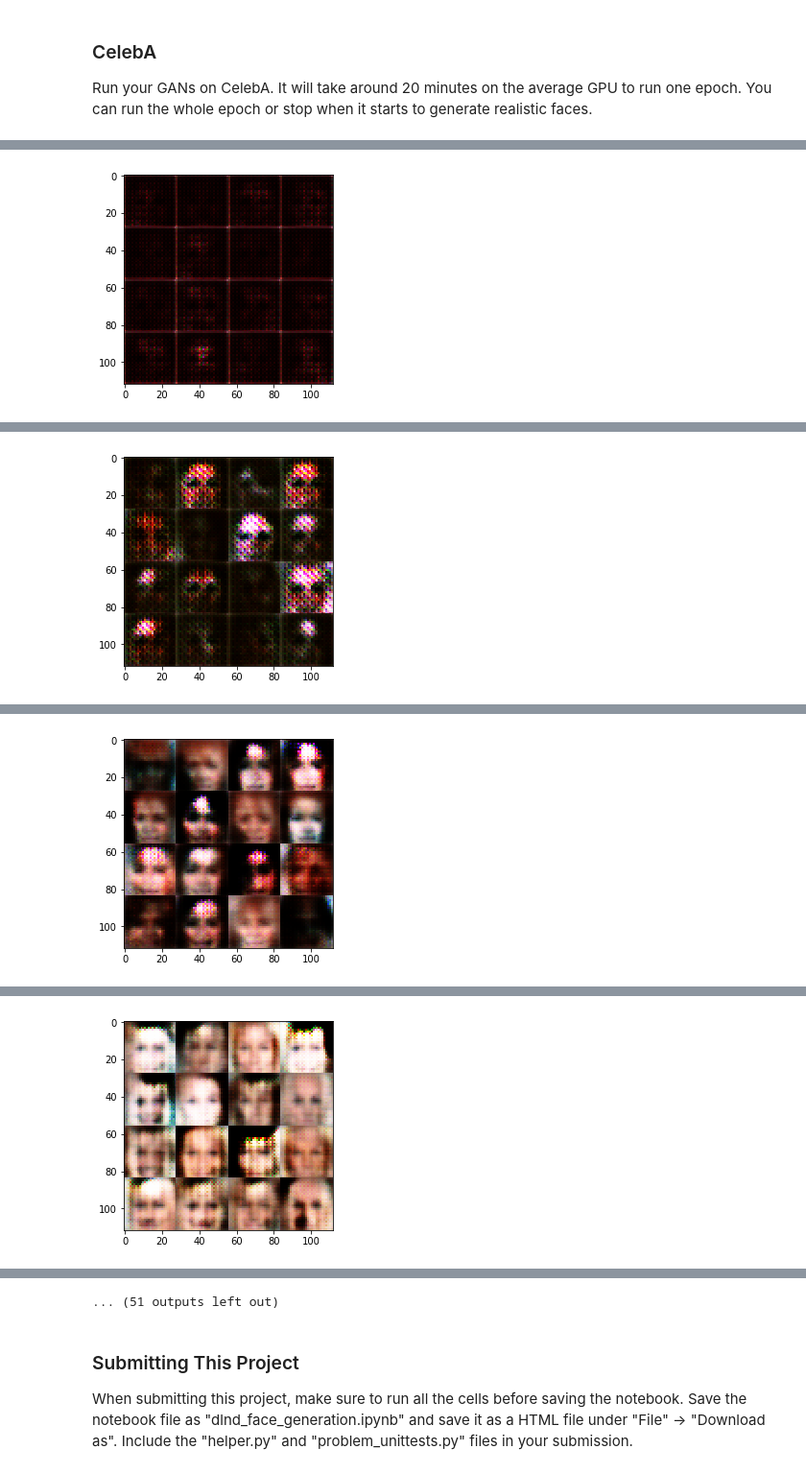
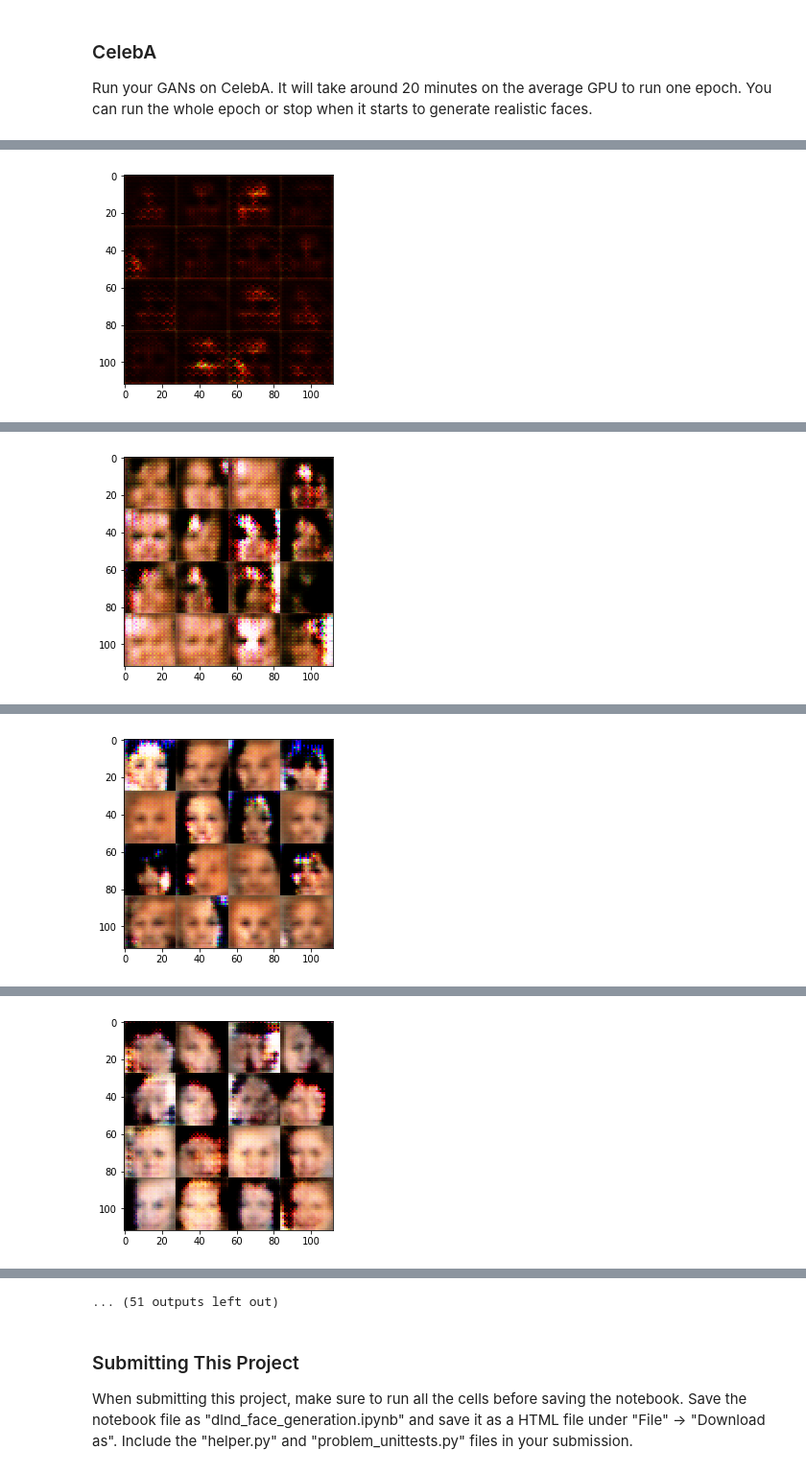
Before and after one commit to albertod/dlnd-face-generation, a Jupyter notebook: dlnd_face_generation.ipynb, the cells around one changed output, grey strips where cells are left out. Shown at 96% size. Cells and saved outputs as stored; diff of their text form; code cells hidden in the pictures.

```diff
--- a/dlnd_face_generation.ipynb
+++ b/dlnd_face_generation.ipynb
@@ -142,22 +142,22 @@ def discriminator(images, reuse=False, alpha=0.01):
     """
     with tf.variable_scope('discriminator', reuse=reuse):
         # Input layer is 28x28X(3 or 1) -> 3 for RGB 1 for Black&White
-        x1 = tf.layers.conv2d(images, 128, 5, strides=2, padding='same')
+        x1 = tf.layers.conv2d(images, 64, 5, strides=2, padding='same', activation=None)
         relul = tf.maximum(alpha * x1, x1)
         # 14x14x128
 
-        x2 = tf.layers.conv2d(x1, 256, 5, strides=2, padding='same')
+        x2 = tf.layers.conv2d(x1, 128, 5, strides=2, padding='same', activation=None)
         bn2 = tf.layers.batch_normalization(x2, training=True)
         relu2 = tf.maximum(alpha * bn2, bn2)
         # 7x7x256
 
-        x3 = tf.layers.conv2d(relu2, 512, 5, strides=2, padding='same')
+        x3 = tf.layers.conv2d(relu2, 256, 5, strides=2, padding='same', activation=None)
         bn3 = tf.layers.batch_normalization(x3, training=True)
         relu3 = tf.maximum(alpha * bn3, bn3)
         # 4x4x512
 
         #Flaten it
-        flat = tf.reshape(relu3, (-1, 4*4*512))
+        flat = tf.reshape(relu3, (-1, 4*4*256))
         logits = tf.layers.dense(flat, 1)
         out = tf.sigmoid(logits)
 
@@ -420,7 +420,7 @@ Run your GANs on CelebA.  It will take around 20 minutes on the average GPU to r
 # %%
 batch_size = 64
 z_dim = 100
-learning_rate = 0.0004
+learning_rate = 0.0008
 beta1 = 0.5
 
 """
@@ -438 +438 @@ Epoch 1/1 100 steps ... train loss:  discriminator: 0.5303 | generator 2.8457
-[figure, old version]
+[figure, new version]
@@ -441 +441 @@ Epoch 1/1 200 steps ... train loss:  discriminator: 1.1057 | generator 0.8489
-[figure, old version]
+[figure, new version]
@@ -444 +444 @@ Epoch 1/1 300 steps ... train loss:  discriminator: 1.4648 | generator 0.5353
-[figure, old version]
+[figure, new version]
@@ -447 +447 @@ Epoch 1/1 400 steps ... train loss:  discriminator: 0.5477 | generator 3.8760
-[figure, old version]
+[figure, new version]
```
Also changed, not shown: parts of 2 cells of this notebook, 1 other file.
